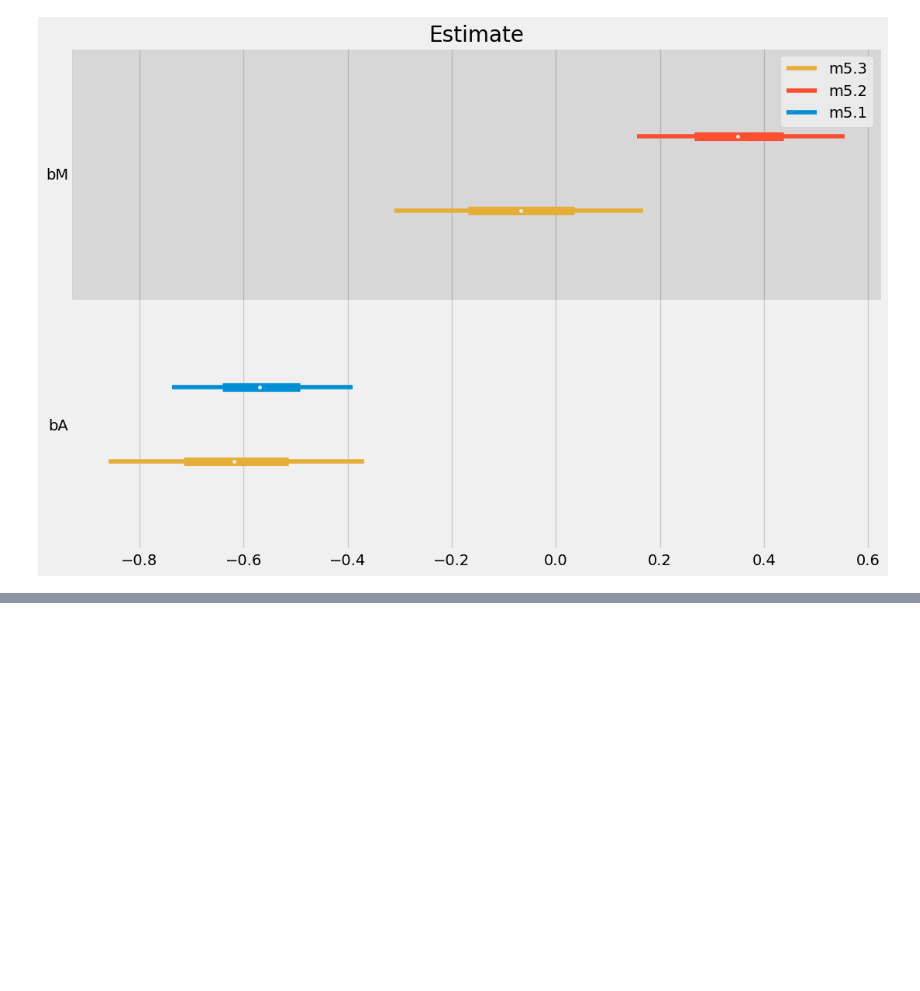
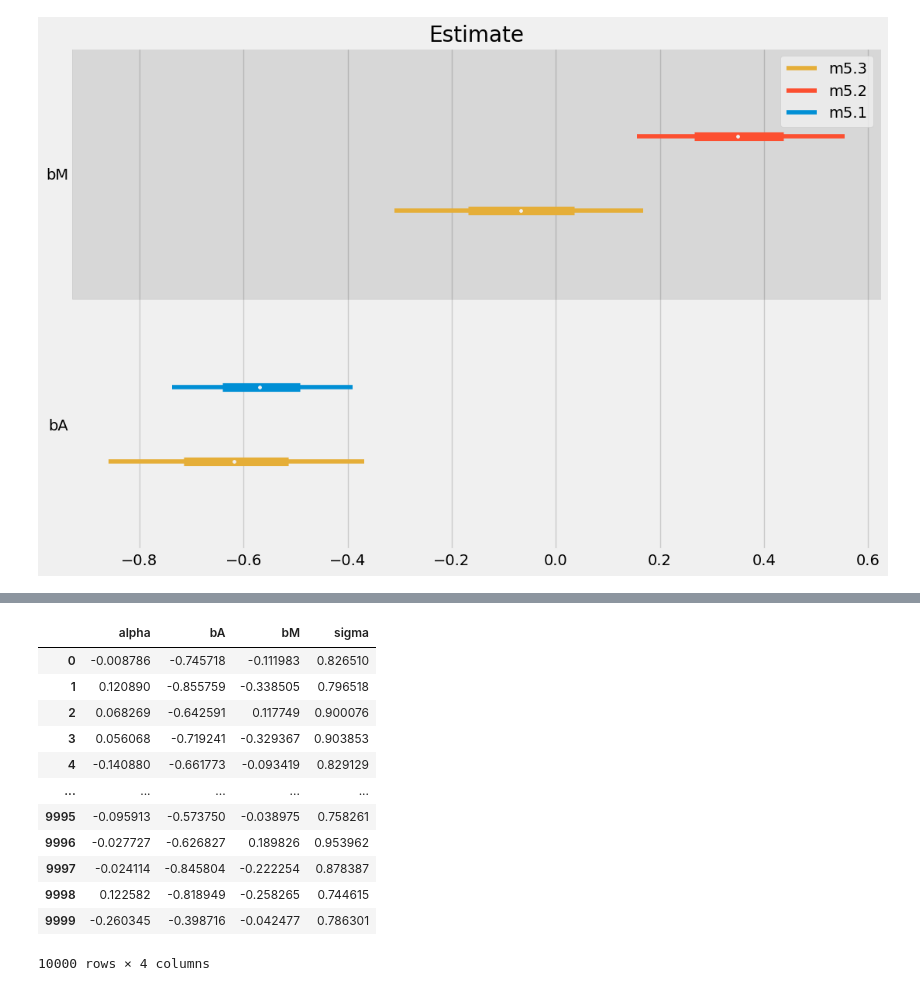
Before and after one commit to sushmit86/Statiistical_rethinking_jax, a Jupyter notebook: sushmit_05_geocentric_models.ipynb, the cells around one changed output, grey strips where cells are left out. Cells and saved outputs as stored; diff of their text form; code cells hidden in the pictures; blank space fills up the shorter version.

```diff
--- a/sushmit_05_geocentric_models.ipynb
+++ b/sushmit_05_geocentric_models.ipynb
@@ -315,0 +371,16 @@ plt.show()
+# %%
+df_post_samples_m_5_3
+# %% [output]
+|  | alpha | bA | bM | sigma |
+| 0 | -0.008786 | -0.745718 | -0.111983 | 0.826510 |
+| 1 | 0.120890 | -0.855759 | -0.338505 | 0.796518 |
+| 2 | 0.068269 | -0.642591 | 0.117749 | 0.900076 |
+| 3 | 0.056068 | -0.719241 | -0.329367 | 0.903853 |
+| 4 | -0.140880 | -0.661773 | -0.093419 | 0.829129 |
+| ... | ... | ... | ... | ... |
+| 9995 | -0.095913 | -0.573750 | -0.038975 | 0.758261 |
+| 9996 | -0.027727 | -0.626827 | 0.189826 | 0.953962 |
+| 9997 | -0.024114 | -0.845804 | -0.222254 | 0.878387 |
+| 9998 | 0.122582 | -0.818949 | -0.258265 | 0.744615 |
+| 9999 | -0.260345 | -0.398716 | -0.042477 | 0.786301 |
+10000 rows × 4 columns
```
Also changed, not shown: parts of 7 cells of this notebook.
